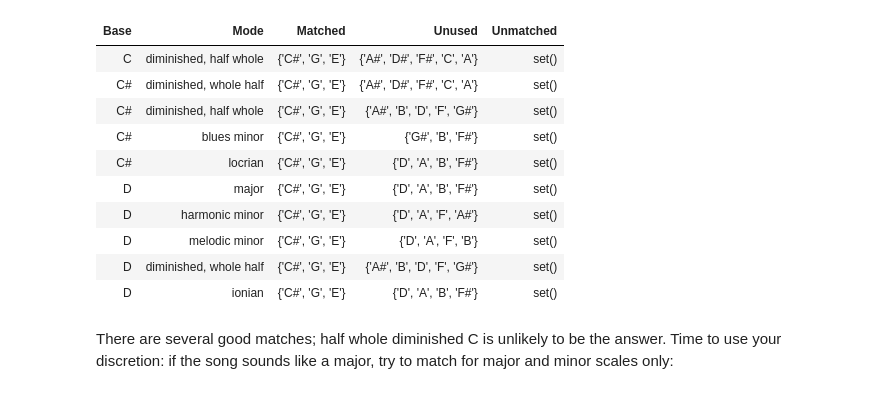
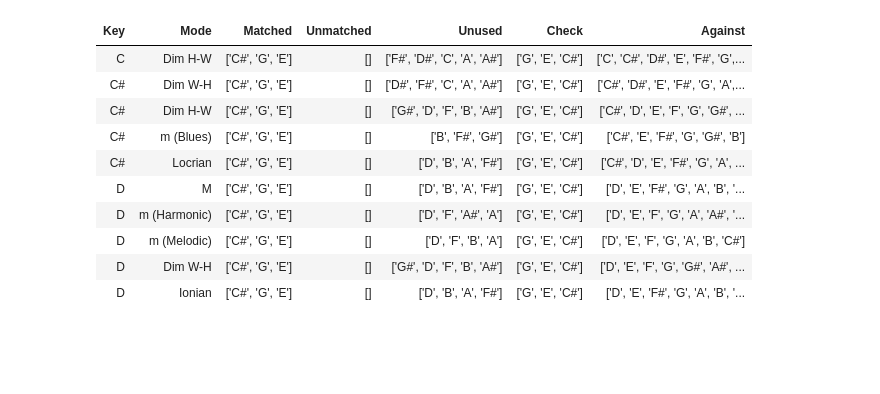
Before and after one commit to lyodine/automuse, a Jupyter notebook: docs/source/guides/examples/guesser.ipynb, the cells around one changed output. Saved outputs shown, nothing was run; the diff lists cells and outputs as text; code cells hidden in the pictures; blank space fills up the shorter version.

```diff
--- a/docs/source/guides/examples/guesser.ipynb
+++ b/docs/source/guides/examples/guesser.ipynb
@@ -28,18 +36,17 @@ Suppose we are transcribe a song with "G", "E", and "C#". Call guess, then tabul
 # %%
-tabulate_guess(guess({"G", "E", "C#"},
-                     TEST_SCALES)[:10],
+tabulate_guess(guess_scale(["G", "E", "C#"],
+                           TEST_SCALES,
+                           match_order="any")[:10],
                tablefmt="html")
 # %% [output]
-| Base | Mode | Matched | Unused | Unmatched |
-| C | diminished, half whole | {'C#', 'G', 'E'} | {'A#', 'D#', 'F#', 'C', 'A'} | set() |
-| C# | diminished, whole half | {'C#', 'G', 'E'} | {'A#', 'D#', 'F#', 'C', 'A'} | set() |
-| C# | diminished, half whole | {'C#', 'G', 'E'} | {'A#', 'B', 'D', 'F', 'G#'} | set() |
-| C# | blues minor | {'C#', 'G', 'E'} | {'G#', 'B', 'F#'} | set() |
-| C# | locrian | {'C#', 'G', 'E'} | {'D', 'A', 'B', 'F#'} | set() |
-| D | major | {'C#', 'G', 'E'} | {'D', 'A', 'B', 'F#'} | set() |
-| D | harmonic minor | {'C#', 'G', 'E'} | {'D', 'A', 'F', 'A#'} | set() |
-| D | melodic minor | {'C#', 'G', 'E'} | {'D', 'A', 'F', 'B'} | set() |
-| D | diminished, whole half | {'C#', 'G', 'E'} | {'A#', 'B', 'D', 'F', 'G#'} | set() |
-| D | ionian | {'C#', 'G', 'E'} | {'D', 'A', 'B', 'F#'} | set() |
+| Key | Mode | Matched | Unmatched | Unused | Check | Against |
+| C | Dim H-W | ['C#', 'G', 'E'] | [] | ['F#', 'D#', 'C', 'A', 'A#'] | ['G', 'E', 'C#'] | ['C', 'C#', 'D#', 'E', 'F#', 'G',... |
+| C# | Dim W-H | ['C#', 'G', 'E'] | [] | ['D#', 'F#', 'C', 'A', 'A#'] | ['G', 'E', 'C#'] | ['C#', 'D#', 'E', 'F#', 'G', 'A',... |
+| C# | Dim H-W | ['C#', 'G', 'E'] | [] | ['G#', 'D', 'F', 'B', 'A#'] | ['G', 'E', 'C#'] | ['C#', 'D', 'E', 'F', 'G', 'G#', ... |
+| C# | m (Blues) | ['C#', 'G', 'E'] | [] | ['B', 'F#', 'G#'] | ['G', 'E', 'C#'] | ['C#', 'E', 'F#', 'G', 'G#', 'B'] |
+| C# | Locrian | ['C#', 'G', 'E'] | [] | ['D', 'B', 'A', 'F#'] | ['G', 'E', 'C#'] | ['C#', 'D', 'E', 'F#', 'G', 'A', ... |
+| D | M | ['C#', 'G', 'E'] | [] | ['D', 'B', 'A', 'F#'] | ['G', 'E', 'C#'] | ['D', 'E', 'F#', 'G', 'A', 'B', '... |
+| D | m (Harmonic) | ['C#', 'G', 'E'] | [] | ['D', 'F', 'A#', 'A'] | ['G', 'E', 'C#'] | ['D', 'E', 'F', 'G', 'A', 'A#', '... |
+| D | m (Melodic) | ['C#', 'G', 'E'] | [] | ['D', 'F', 'B', 'A'] | ['G', 'E', 'C#'] | ['D', 'E', 'F', 'G', 'A', 'B', 'C#'] |
+| D | Dim W-H | ['C#', 'G', 'E'] | [] | ['G#', 'D', 'F', 'B', 'A#'] | ['G', 'E', 'C#'] | ['D', 'E', 'F', 'G', 'G#', 'A#', ... |
+| D | Ionian | ['C#', 'G', 'E'] | [] | ['D', 'B', 'A', 'F#'] | ['G', 'E', 'C#'] | ['D', 'E', 'F#', 'G', 'A', 'B', '... |
-# %% [markdown]
-There are several good matches; half whole diminished C is unlikely to be the answer. Time to use your discretion: if the song sounds like a major, try to match for major and minor scales only:
```
Also changed, not shown: parts of 12 cells of this notebook, 38 other files.
